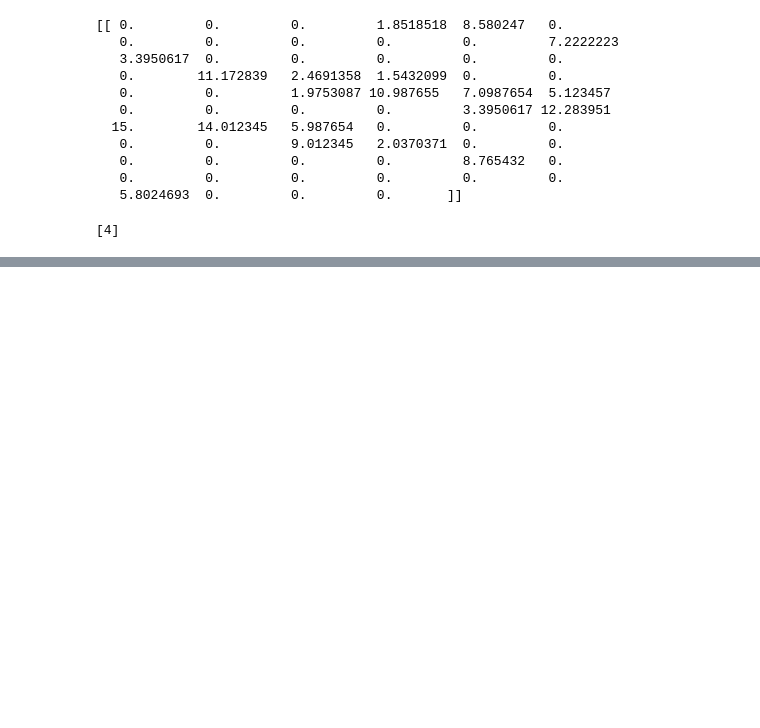
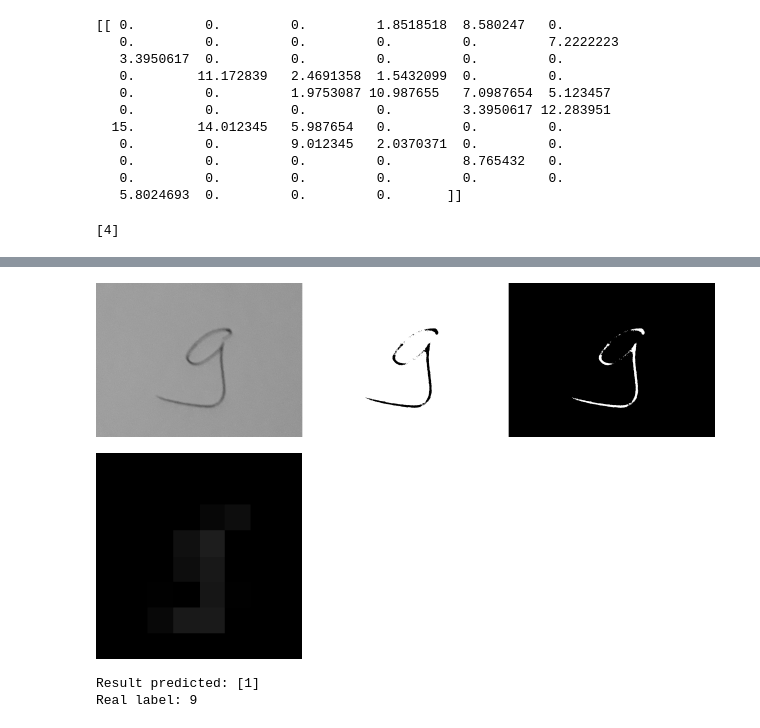
Before and after one commit to UIT-19521183/CS114.L21-MachineLearning, a Jupyter notebook: Recognizing_hand_written_digits.ipynb, the cells around one changed output, grey strips where cells are left out. Saved outputs shown, nothing was run; the diff lists cells and outputs as text; code cells hidden in the pictures; blank space fills up the shorter version.

```diff
--- a/Recognizing_hand_written_digits.ipynb
+++ b/Recognizing_hand_written_digits.ipynb
@@ -179,0 +393,7 @@ print(predict)
+# %%
+pre.append(result_predicted(image_data[1],1))
+# %% [output]
+[figure, added]
+[figure, added]
+Result predicted: [1]
+Real label: 9
```
Also changed, not shown: parts of 65 cells of this notebook.
